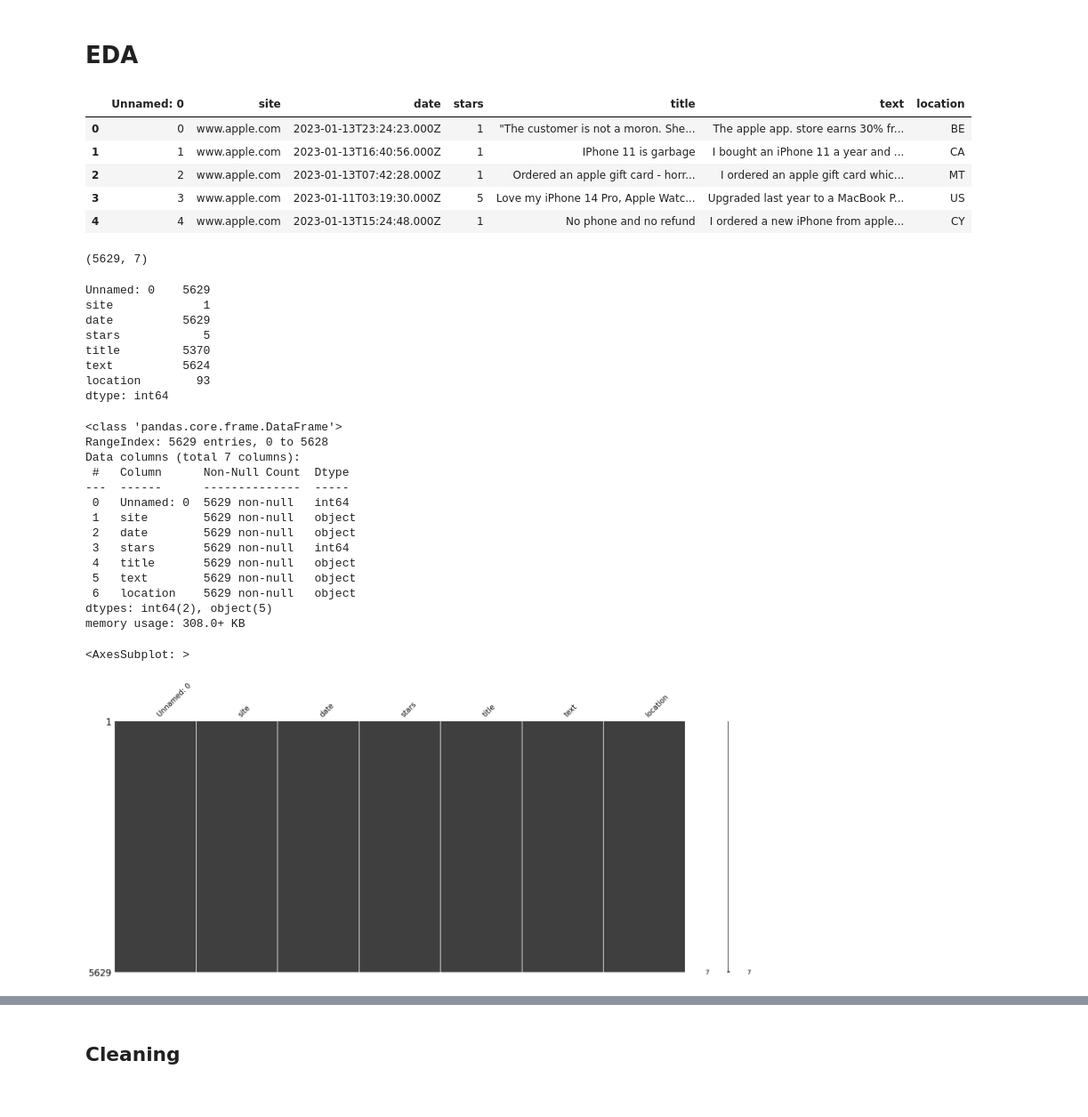
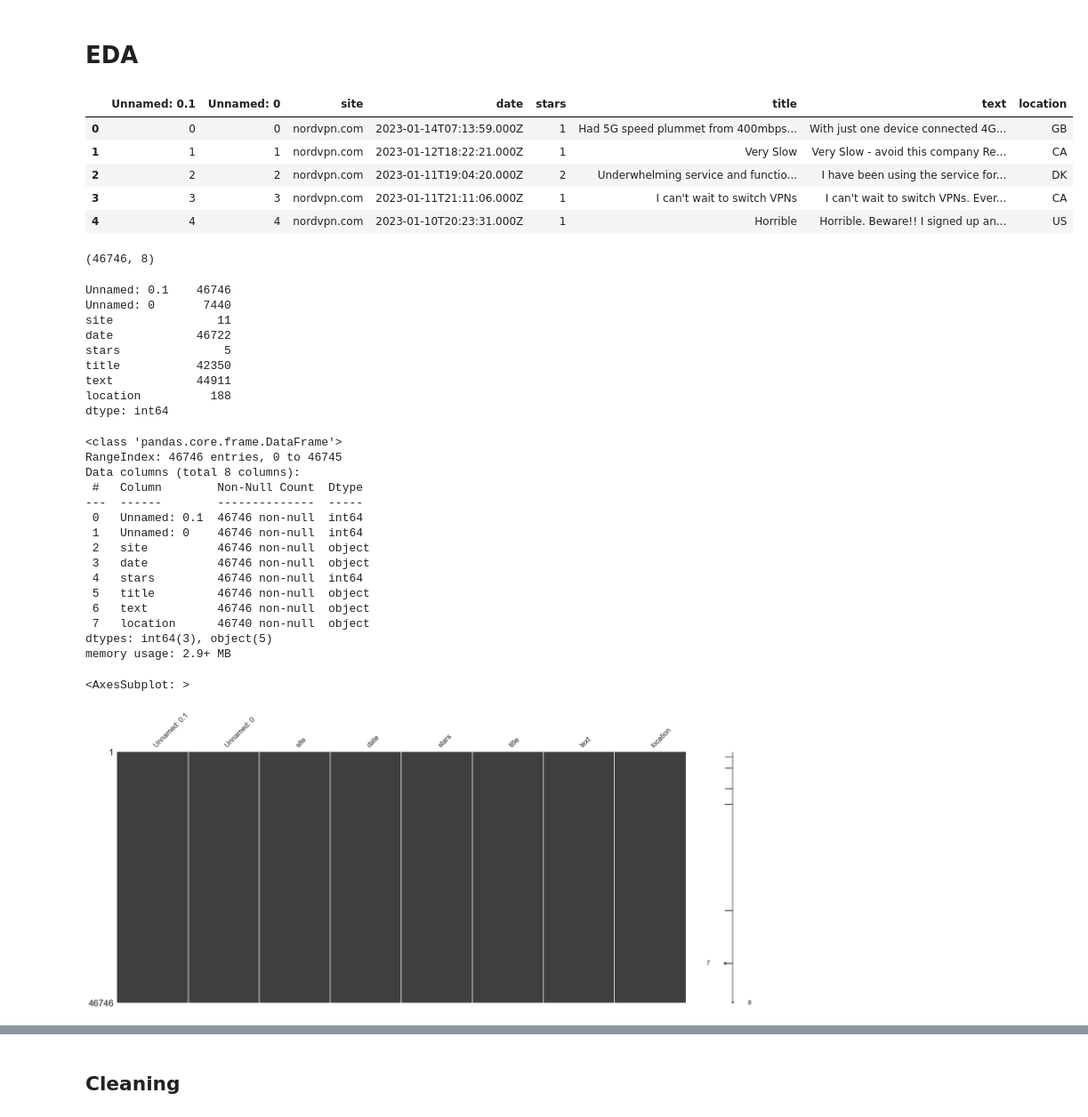
Before and after one commit to DanielEdlich/unternehmenssoftware, a Jupyter notebook: data_preparation_sentiment_analysis.ipynb, the cells around one changed output, grey strips where cells are left out. Shown at 89% size. Drawn from its saved outputs; the diff is of its cells as text; code cells hidden in the pictures.

```diff
--- a/data_preparation_sentiment_analysis.ipynb
+++ b/data_preparation_sentiment_analysis.ipynb
@@ -50,52 +42,54 @@ import seaborn as sns
 # EDA
 # %%
 # data = pd.read_csv('data/www.porkbun.com - Trustpilot.csv', encoding='utf-8')
-data = pd.read_csv('data/www.apple.com - Trustpilot.csv', encoding='utf-8')
+data = pd.read_csv('data/all.csv', encoding='utf-8')
 data.head()
 # %% [output]
-|  | Unnamed: 0 | site | date | stars | title | text | location |
-| 0 | 0 | www.apple.com | 2023-01-13T23:24:23.000Z | 1 | "The customer is not a moron. She... | The apple app. store earns 30% fr... | BE |
-| 1 | 1 | www.apple.com | 2023-01-13T16:40:56.000Z | 1 | IPhone 11 is garbage | I bought an iPhone 11 a year and ... | CA |
-| 2 | 2 | www.apple.com | 2023-01-13T07:42:28.000Z | 1 | Ordered an apple gift card - horr... | I ordered an apple gift card whic... | MT |
-| 3 | 3 | www.apple.com | 2023-01-11T03:19:30.000Z | 5 | Love my iPhone 14 Pro, Apple Watc... | Upgraded last year to a MacBook P... | US |
-| 4 | 4 | www.apple.com | 2023-01-13T15:24:48.000Z | 1 | No phone and no refund | I ordered a new iPhone from apple... | CY |
+|  | Unnamed: 0.1 | Unnamed: 0 | site | date | stars | title | text | location |
+| 0 | 0 | 0 | nordvpn.com | 2023-01-14T07:13:59.000Z | 1 | Had 5G speed plummet from 400mbps... | With just one device connected 4G... | GB |
+| 1 | 1 | 1 | nordvpn.com | 2023-01-12T18:22:21.000Z | 1 | Very Slow | Very Slow - avoid this company Re... | CA |
+| 2 | 2 | 2 | nordvpn.com | 2023-01-11T19:04:20.000Z | 2 | Underwhelming service and functio... | I have been using the service for... | DK |
+| 3 | 3 | 3 | nordvpn.com | 2023-01-11T21:11:06.000Z | 1 | I can't wait to switch VPNs | I can't wait to switch VPNs. Ever... | CA |
+| 4 | 4 | 4 | nordvpn.com | 2023-01-10T20:23:31.000Z | 1 | Horrible | Horrible. Beware!! I signed up an... | US |
 # %%
 data.shape
 # %% [output]
-(5629, 7)
+(46746, 8)
 # %%
 data.nunique()
 # %% [output]
-Unnamed: 0    5629
-site             1
-date          5629
-stars            5
-title         5370
-text          5624
-location        93
+Unnamed: 0.1    46746
+Unnamed: 0       7440
+site               11
+date            46722
+stars               5
+title           42350
+text            44911
+location          188
 dtype: int64
 # %%
 data.info()
 # %% [output]
 <class 'pandas.core.frame.DataFrame'>
-RangeIndex: 5629 entries, 0 to 5628
-Data columns (total 7 columns):
- #   Column      Non-Null Count  Dtype
----  ------      --------------  -----
- 0   Unnamed: 0  5629 non-null   int64
- 1   site        5629 non-null   object
- 2   date        5629 non-null   object
- 3   stars       5629 non-null   int64
- 4   title       5629 non-null   object
- 5   text        5629 non-null   object
- 6   location    5629 non-null   object
-dtypes: int64(2), object(5)
-memory usage: 308.0+ KB
+RangeIndex: 46746 entries, 0 to 46745
+Data columns (total 8 columns):
+ #   Column        Non-Null Count  Dtype
+---  ------        --------------  -----
+ 0   Unnamed: 0.1  46746 non-null  int64
+ 1   Unnamed: 0    46746 non-null  int64
+ 2   site          46746 non-null  object
+ 3   date          46746 non-null  object
+ 4   stars         46746 non-null  int64
+ 5   title         46746 non-null  object
+ 6   text          46746 non-null  object
+ 7   location      46740 non-null  object
+dtypes: int64(3), object(5)
+memory usage: 2.9+ MB
 # %%
 msno.matrix(data)
 # %% [output]
 <AxesSubplot: >
-[figure, old version]
+[figure, new version]
 # %%
 data.drop(['Unnamed: 0', 'date', 'location'], inplace=True, axis=1)
 data.head()
```
Also changed, not shown: parts of 36 cells of this notebook, 2 other files.
